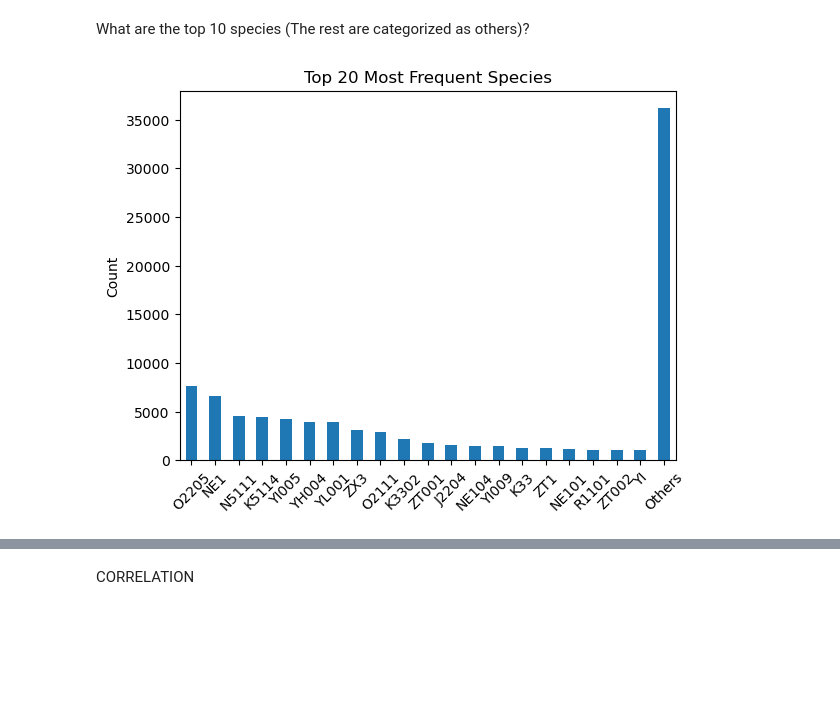
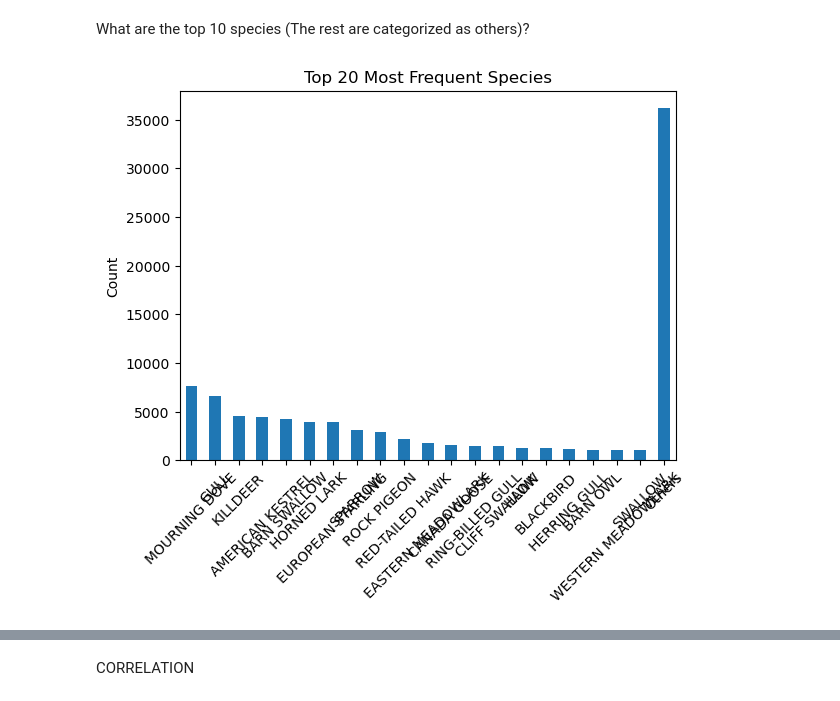
Before and after one commit to Clarkson-Applied-Data-Science/2024_ia651_gurmessa, a Jupyter notebook: EDA.ipynb, the cells around one changed output, grey strips where cells are left out. Saved outputs shown, nothing was run; the diff lists cells and outputs as text; code cells hidden in the pictures; blank space fills up the shorter version.

```diff
--- a/EDA.ipynb
+++ b/EDA.ipynb
@@ -101,16 +115,15 @@ table_df
 # %% [markdown]
 What are the top 10 species (The rest are categorized as others)?
 # %%
-species_counts = df['Species ID'].value_counts()
+species_counts = df['Species Name'].value_counts()
 top_species = species_counts.head(20)
 other_species = pd.Series(species_counts.iloc[20:].sum(), index=['Others'])
 
-# Combine the top species with the "Others" category
 plot_data = pd.concat([top_species, other_species])
 plot_data.plot(kind='bar')
 plt.title(f'Top 20 Most Frequent Species')
 plt.ylabel('Count')
 plt.xticks(rotation=45)
 plt.show()
 # %% [output]
-[figure, old version]
+[figure, new version]
```
Also changed, not shown: parts of 21 cells of this notebook, 6 other files.
